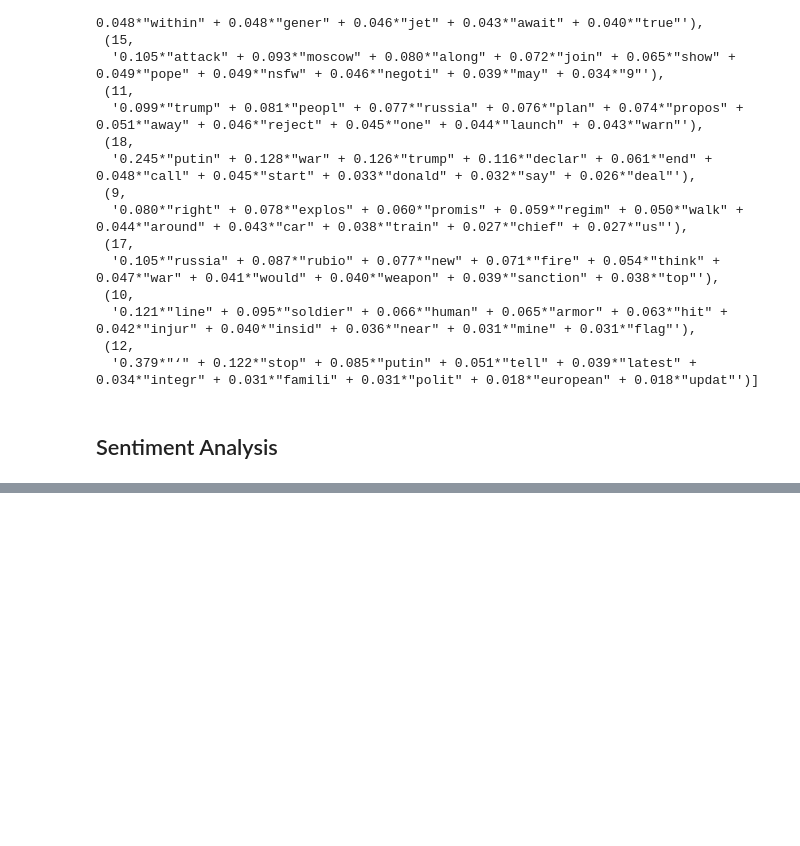
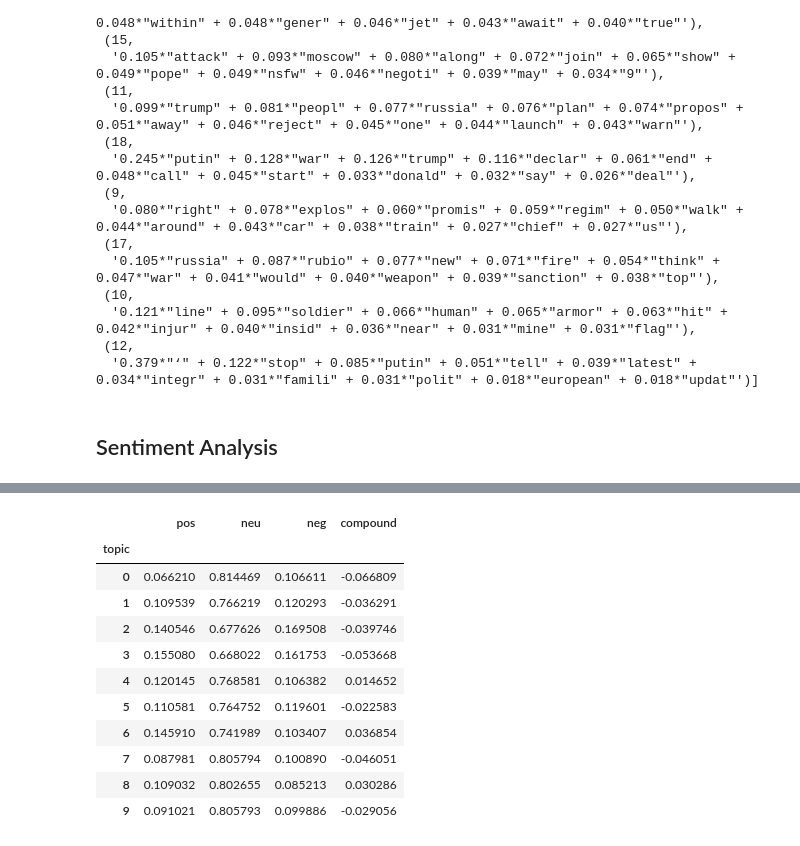
Before and after one commit to Nithin-Alluru/Reddit-Russia-Ukraine-Discourse-Analysis, a Jupyter notebook: text_analysis.ipynb, the cells around one changed output, grey strips where cells are left out. Cells and saved outputs as stored; diff of their text form; code cells hidden in the pictures; blank space fills up the shorter version.

```diff
--- a/text_analysis.ipynb
+++ b/text_analysis.ipynb
@@ -436,0 +468,15 @@ NameError: name 'corpus' is not defined
+# %%
+comment_topic_sentiments
+# %% [output]
+|  | pos | neu | neg | compound |
+| topic |  |  |  |  |
+| 0 | 0.066210 | 0.814469 | 0.106611 | -0.066809 |
+| 1 | 0.109539 | 0.766219 | 0.120293 | -0.036291 |
+| 2 | 0.140546 | 0.677626 | 0.169508 | -0.039746 |
+| 3 | 0.155080 | 0.668022 | 0.161753 | -0.053668 |
+| 4 | 0.120145 | 0.768581 | 0.106382 | 0.014652 |
+| 5 | 0.110581 | 0.764752 | 0.119601 | -0.022583 |
+| 6 | 0.145910 | 0.741989 | 0.103407 | 0.036854 |
+| 7 | 0.087981 | 0.805794 | 0.100890 | -0.046051 |
+| 8 | 0.109032 | 0.802655 | 0.085213 | 0.030286 |
+| 9 | 0.091021 | 0.805793 | 0.099886 | -0.029056 |
```
Also changed, not shown: parts of 7 cells of this notebook.
